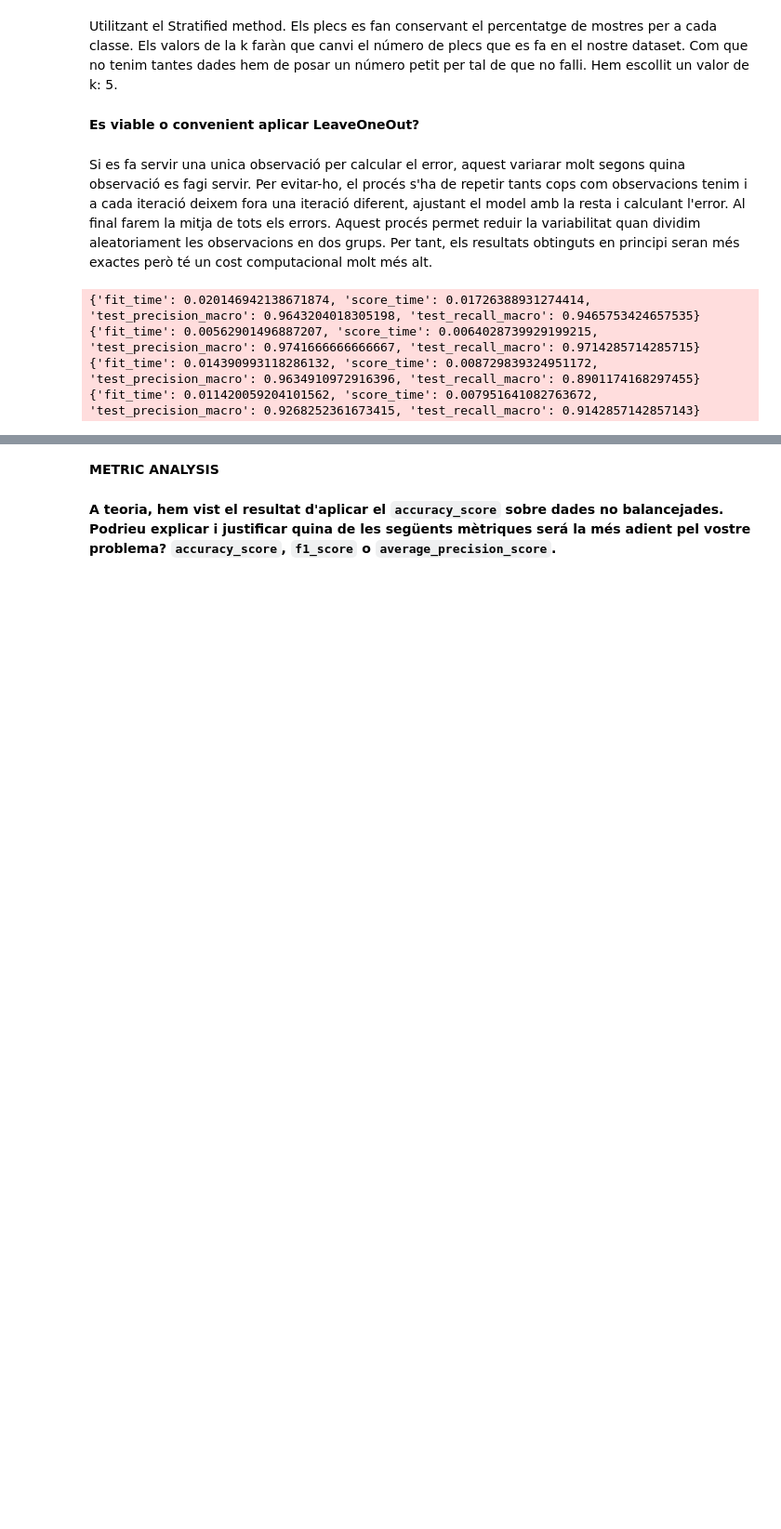
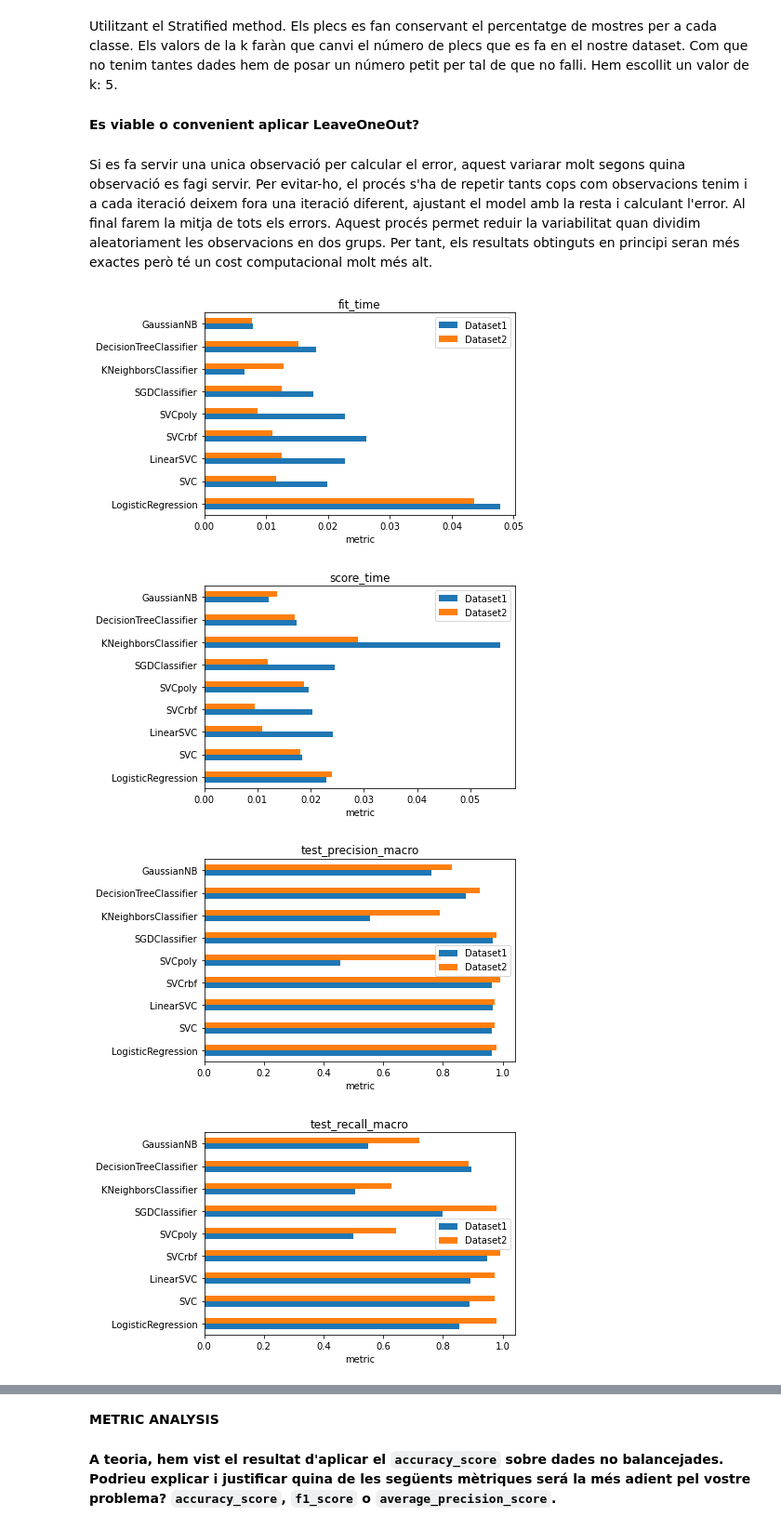
Before and after one commit to pablo15ruiz/ac-pr02, a Jupyter notebook: ApartatA.ipynb, the cells around one changed output, grey strips where cells are left out. Shown: that part at 93% size. Drawn from its saved outputs; the diff is of its cells as text; code cells hidden in the pictures; blank space fills up the shorter version.

```diff
--- a/ApartatA.ipynb
+++ b/ApartatA.ipynb
@@ -479,52 +479,44 @@ classifiers = {
     'KNeighborsClassifier': neighbors.KNeighborsClassifier(n_neighbors=15),
     'DecisionTreeClassifier': tree.DecisionTreeClassifier(),
     'GaussianNB': naive_bayes.GaussianNB()
 }
 
 
 scoring = ['precision_macro', 'recall_macro']
 dic = {}
 dic2 = {}
 
 for name, clf in classifiers.items():
     scores = cross_validate(clf, X, y, scoring=scoring, cv=5)
     dic[name]=scores
 
 for name, clf in classifiers.items():
     scores = cross_validate(clf, X2, y2, scoring=scoring, cv=5)
     dic2[name]=scores
 
-dic
-dic2
-
-
 for clf_name in dic:
     dic[clf_name] = {metric: data.mean() for metric, data in dic[clf_name].items()}
-dic
+#dic
 
 for clf_name in dic:
     dic2[clf_name] = {metric: data.mean() for metric, data in dic2[clf_name].items()}
-dic2
 
 data = np.array([[value for value in metrics.values()] for metrics in dic.values()])
 data2 = np.array([[value for value in metrics.values()] for metrics in dic2.values()])
 
 
 for i, metric in enumerate(['fit_time', 'score_time', 'test_precision_macro', 'test_recall_macro']):
-    plt.figure(figsize=(15,9))
-    plt.ylabel(metric)
-    plt.bar(classifiers.keys(), data[:, i], label='dataset1')
-    plt.bar(classifiers.keys(), data2[:, i], label='dataset2')
-    plt.legend()
-
-# print(dic['SVCrbf'])
-# print(dic2['SVCrbf'])
-# print(dic['SVC'])
-# print(dic2['SVC'])
+    pd.DataFrame(
+        np.array([data[:, i], data2[:, i]]).transpose(),
+        columns=['Dataset1', 'Dataset2'],
+        index=classifiers.keys()
+    ).plot.barh()
+    plt.title(metric)
+    plt.xlabel('metric')
 # %% [output]
-{'fit_time': 0.020146942138671874, 'score_time': 0.01726388931274414, 'test_precision_macro': 0.9643204018305198, 'test_recall_macro': 0.9465753424657535}
-{'fit_time': 0.00562901496887207, 'score_time': 0.0064028739929199215, 'test_precision_macro': 0.9741666666666667, 'test_recall_macro': 0.9714285714285715}
-{'fit_time': 0.014390993118286132, 'score_time': 0.008729839324951172, 'test_precision_macro': 0.9634910972916396, 'test_recall_macro': 0.8901174168297455}
-{'fit_time': 0.011420059204101562, 'score_time': 0.007951641082763672, 'test_precision_macro': 0.9268252361673415, 'test_recall_macro': 0.9142857142857143}
+[figure, added]
+[figure, added]
+[figure, added]
+[figure, added]
 # %%
 #LeaveOneOut
```
Also changed, not shown: parts of 16 cells of this notebook.
